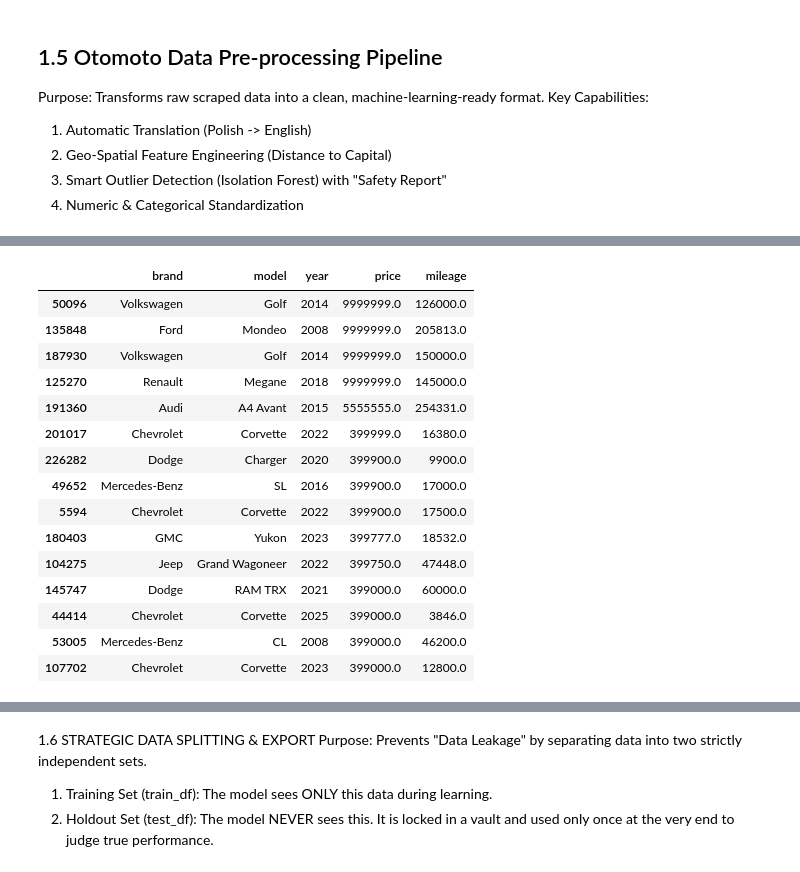
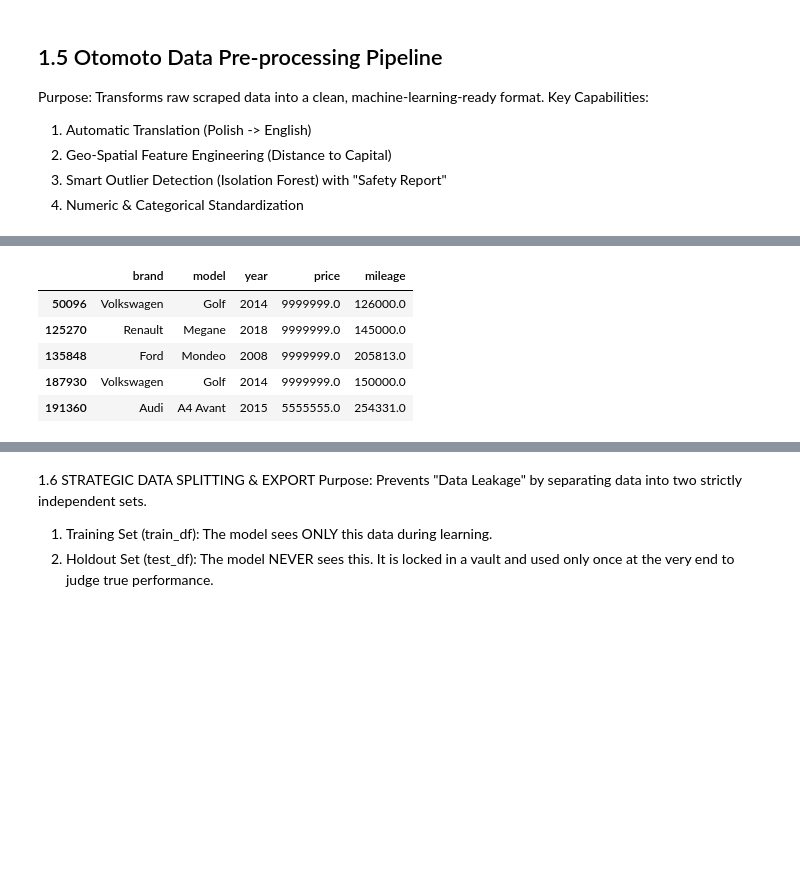
Before and after one commit to pawel-lipinski/ML_car_valuation_otomoto, a Jupyter notebook: otomoto_model_training_2026.ipynb, the cells around one changed output, grey strips where cells are left out. Cells and saved outputs as stored; diff of their text form; code cells hidden in the pictures; blank space fills up the shorter version.

```diff
--- a/otomoto_model_training_2026.ipynb
+++ b/otomoto_model_training_2026.ipynb
@@ -33,6 +33,12 @@ import shap  # Explainable AI (SHAP values)
 import joblib
 from sklearn.model_selection import StratifiedKFold, train_test_split
 from sklearn.calibration import CalibrationDisplay
+
+import warnings
+from tqdm import TqdmWarning
+
+# This stops the "IProgress not found" warning from appearing
+warnings.filterwarnings("ignore", category=TqdmWarning)
 
 # Machine Learning - Metrics
 # Note: Added Regression metrics (MAE, R2) since 'price' is a continuous variable.
@@ -83,7 +89,7 @@ class Config:
     # Generated files: These will be created by the pipeline
     TRAIN_PATH: str = "data/train.csv"
     TEST_PATH: str = "data/test.csv"
-    OUTPUT_PATH: str = "models/"
+    OUTPUT_PATH: str = "saved_models/"
 
     # --- MODEL SCHEMA ---
     # The variable we want to predict
@@ -163,19 +169,15 @@ from sklearn.ensemble import IsolationForest
 from typing import List, Optional
 
 # --- DOMAIN KNOWLEDGE CONFIGURATION ---
-
-# Columns containing Polish text that need translation
 COLUMNS_TO_TRANSLATE: List[str] = [
     'body_type', 'color', 'country_origin', 'fuel_type',
     'gearbox', 'new_used', 'seller_type', 'transmission'
 ]
 
-# Keywords to identify columns that look like text but contain numbers
 NUMERIC_HINTS: List[str] = [
     'power', 'mileage', 'year', 'capacity', 'doors', 'seats', 'cylinders', 'engine'
 ]
 
-# Columns where Missing Values (NaN) should be labeled "Missing"
 COLS_TO_FILL_MISSING: List[str] = [
     'body_type', 'brand', 'city', 'color', 'country_origin',
     'fuel_type', 'gearbox', 'generation', 'model', 'new_used',
@@ -183,7 +185,6 @@ COLS_TO_FILL_MISSING: List[str] = [
     'version', 'region_grid'
 ]
 
-# Geo-Reference: Warsaw City Center
 REF_LAT = 52.2297
 REF_LON = 21.0122
 
@@ -221,7 +222,9 @@ def translate_unique_values(df: pd.DataFrame, col_name: str) -> pd.DataFrame:
     return df
 
 def clean_currency_vectorized(series: pd.Series) -> pd.Series:
-    clean = series.astype(str).str.replace(r'[^\d.]', '', regex=True)
+    # UPDATED: Handle European commas before regex
+    clean = series.astype(str).str.replace(',', '.', regex=False)
+    clean = clean.str.replace(r'[^\d.]', '', regex=True)
     return pd.to_numeric(clean, errors='coerce')
 
 def extract_year_vectorized(series: pd.Series) -> pd.Series:
@@ -258,8 +261,10 @@ if os.path.exists(config.RAW_DATA_PATH):
     # 5. Location Features
     print("📍 Engineering: Location Features...")
     if 'latitude' in df_raw.columns and 'longitude' in df_raw.columns:
-        df_raw['latitude'] = pd.to_numeric(df_raw['latitude'], errors='coerce')
-        df_raw['longitude'] = pd.to_numeric(df_raw['longitude'], errors='coerce')
+        # Force numeric conversion for coords with comma handling
+        df_raw['latitude'] = pd.to_numeric(df_raw['latitude'].astype(str).str.replace(',', '.'), errors='coerce')
+        df_raw['longitude'] = pd.to_numeric(df_raw['longitude'].astype(str).str.replace(',', '.'), errors='coerce')
+
         df_raw['dist_to_warsaw'] = haversine_distance(df_raw['latitude'], df_raw['longitude'], REF_LAT, REF_LON)
         df_raw['region_grid'] = df_raw['latitude'].round(1).astype(str) + '_' + df_raw['longitude'].round(1).astype(str)
         print("   ✅ Added 'dist_to_warsaw' and 'region_grid'")
@@ -268,7 +273,9 @@ if os.path.exists(config.RAW_DATA_PATH):
     print("🔧 Cleaning: Rescuing numeric columns...")
     for col in df_raw.columns:
         if any(h in col.lower() for h in NUMERIC_HINTS) and df_raw[col].dtype == 'object':
-            df_raw[col] = df_raw[col].astype(str).str.replace(r'[^\d.]', '', regex=True)
+            # Handle commas globally
+            df_raw[col] = df_raw[col].astype(str).str.replace(',', '.', regex=False)
+            df_raw[col] = df_raw[col].str.replace(r'[^\d.]', '', regex=True)
             df_raw[col] = pd.to_numeric(df_raw[col], errors='coerce')
 
     # 7. Clean Target
@@ -284,13 +291,11 @@ if os.path.exists(config.RAW_DATA_PATH):
     from sklearn.preprocessing import OrdinalEncoder
 
     # --- 1. THE JUNK SCRUB (Pattern Detection) ---
-    # Catching the '9999999' and '5555555' placeholders
     luxury_brands = [
         'Lamborghini', 'Rolls-Royce', 'Ferrari', 'Bentley', 'McLaren',
         'Aston Martin', 'Porsche', 'Maybach', 'Maserati', 'Lotus', 'Cadillac', 'Land Rover'
     ]
 
-    # Identify obvious "keyboard mash" prices for non-luxury cars
     junk_pattern_mask = (
         (df_raw[config.TARGET] >= 5555555) &
         (~df_raw['brand'].isin(luxury_brands))
@@ -298,22 +303,34 @@ if os.path.exists(config.RAW_DATA_PATH):
     scrubbed_indices = df_raw[junk_pattern_mask].index
 
     # --- 2. CONFIGURATION FOR FOREST ---
-    # We add 'mercedes' and 'audi' keywords to the shield to protect their top-tier models
     protected_keywords = [
         'amg', 'klasa g', 'g-class', 'slr', 'klasa s', 's-class', '911', 'r8',
         'defender', 'viper', 'alpina', 'escalade', 'xb7', 'taycan', 'panamera',
         'q3', 'q7', 'q8', 'rs6', 'rs7', 'gle', 'gls', 's8'
     ]
-
-    PRICE_SHIELD = 400_000 # Lowered shield: Above 400k, we are VERY careful before deleting
+    PRICE_SHIELD = 400_000
 
     # --- 3. PREP DATA FOR FOREST ---
     iso_cols = [config.TARGET, 'year', 'mileage', 'power', 'engine_capacity', 'brand', 'model']
     valid_iso = [c for c in iso_cols if c in df_raw.columns]
+
+    # Secure copy for Forest
     scan_data = df_raw[valid_iso].dropna().copy()
 
     if len(scan_data) > 100:
-        # LOG TRANSFORM: Compresses the distance of high prices
+        # --- FIX: Loop over ALL numeric columns in scan_data to handle 'year', 'capacity' etc. ---
+        # Identify non-text columns
+        numeric_scan_cols = [c for c in scan_data.columns if c not in ['brand', 'model']]
+
+        for col in numeric_scan_cols:
+            # Force String -> Replace Comma -> Numeric -> FillNA(0)
+            # This fixes '1969,00' in engine_capacity or year causing crashes
+            scan_data[col] = pd.to_numeric(
+                scan_data[col].astype(str).str.replace(',', '.', regex=False),
+                errors='coerce'
+            ).fillna(0)
+
+        # Log Transform (Safety clipped)
         for col in [config.TARGET, 'mileage', 'power']:
             if col in scan_data.columns:
                 scan_data[col] = np.log1p(scan_data[col])
@@ -329,40 +346,48 @@ if os.path.exists(config.RAW_DATA_PATH):
         preds = clf.fit_predict(scan_data)
         if_outlier_indices = scan_data.index[preds == -1]
 
-        # --- 5. THE MULTI-LAYER SHIELD ---
+        # --- 5. THE MULTI-LAYER SHIELD (Safe Version) ---
         final_to_delete = list(scrubbed_indices)
+
+        # Helper to prevent TypeErrors inside the loop
+        def safe_float(val):
+            try: return float(val)
+            except: return 0.0
 
         for i in if_outlier_indices:
             if i in final_to_delete: continue
 
             row = df_raw.loc[i]
-            # Create a clean searchable string of Brand + Model
             brand_val = str(row.get('brand', '')).lower()
             model_val = str(row.get('model', '')).lower()
             full_name = f"{brand_val} {model_val}"
 
+            # SAFE EXTRACT: Explicitly cast to float to prevent 'str' < 'int' crash
+            price_val = safe_float(row.get(config.TARGET))
+            mileage_val = safe_float(row.get('mileage'))
+            year_val = safe_float(row.get('year'))
+
             # SHIELD LOGIC
             is_luxury_brand = any(lb.lower() in brand_val for lb in luxury_brands)
             is_high_end_model = any(k in full_name for k in protected_keywords)
-            is_expensive = row.get(config.TARGET, 0) >= PRICE_SHIELD
-            is_new_car = row.get('mileage', 1000) < 100
-            is_classic = row.get('year', 2024) < 1980
+            is_expensive = price_val >= PRICE_SHIELD
+            is_new_car = mileage_val < 100
+            is_classic = year_val < 1980
 
-            # If it hits ANY shield, we PROTECT it.
             if not (is_luxury_brand or is_high_end_model or is_expensive or is_new_car or is_classic):
                 final_to_delete.append(i)
 
         outliers = df_raw.loc[final_to_delete]
 
         print(f"\n🛡️  SHIELD REPORT:")
-        print(f"   - Deleted {len(scrubbed_indices)} obvious placeholders (9999999 etc).")
-        print(f"   - Forest flagged {len(if_outlier_indices)} outliers, but many were SHIELDED.")
+        print(f"   - Deleted {len(scrubbed_indices)} obvious placeholders.")
+        print(f"   - Forest flagged {len(if_outlier_indices)} outliers.")
         print(f"   - Final action: Deleting {len(final_to_delete)} rows.")
 
         if not outliers.empty:
             show_cols = [c for c in ['brand', 'model', 'year', config.TARGET, 'mileage'] if c in df_raw.columns]
             print("\n🗑️  CONFIRMED JUNK (Top Prices):")
-            display(outliers[show_cols].sort_values(config.TARGET, ascending=False).head(15))
+            display(outliers[show_cols].sort_values(config.TARGET, ascending=False).head(5))
 
         # 6. EXECUTE DELETE
         df_raw = df_raw.drop(index=final_to_delete)
@@ -403,22 +428,12 @@ else:
    - Final action: Deleting 573 rows.
 
 🗑️  CONFIRMED JUNK (Top Prices):
 |  | brand | model | year | price | mileage |
 | 50096 | Volkswagen | Golf | 2014 | 9999999.0 | 126000.0 |
+| 125270 | Renault | Megane | 2018 | 9999999.0 | 145000.0 |
 | 135848 | Ford | Mondeo | 2008 | 9999999.0 | 205813.0 |
 | 187930 | Volkswagen | Golf | 2014 | 9999999.0 | 150000.0 |
-| 125270 | Renault | Megane | 2018 | 9999999.0 | 145000.0 |
 | 191360 | Audi | A4 Avant | 2015 | 5555555.0 | 254331.0 |
-| 201017 | Chevrolet | Corvette | 2022 | 399999.0 | 16380.0 |
-| 226282 | Dodge | Charger | 2020 | 399900.0 | 9900.0 |
-| 49652 | Mercedes-Benz | SL | 2016 | 399900.0 | 17000.0 |
-| 5594 | Chevrolet | Corvette | 2022 | 399900.0 | 17500.0 |
-| 180403 | GMC | Yukon | 2023 | 399777.0 | 18532.0 |
-| 104275 | Jeep | Grand Wagoneer | 2022 | 399750.0 | 47448.0 |
-| 145747 | Dodge | RAM TRX | 2021 | 399000.0 | 60000.0 |
-| 44414 | Chevrolet | Corvette | 2025 | 399000.0 | 3846.0 |
-| 53005 | Mercedes-Benz | CL | 2008 | 399000.0 | 46200.0 |
-| 107702 | Chevrolet | Corvette | 2023 | 399000.0 | 12800.0 |
 🔧 Cleaning: Filling missing values...
 🤖 Processing: Dynamic Translation...
    🌍 Translating 9 terms in 'body_type'...
```
Also changed, not shown: parts of 16 cells of this notebook, 5 other files.
